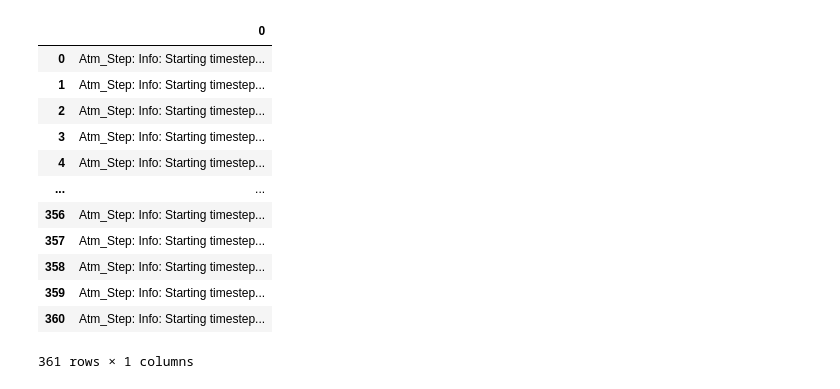
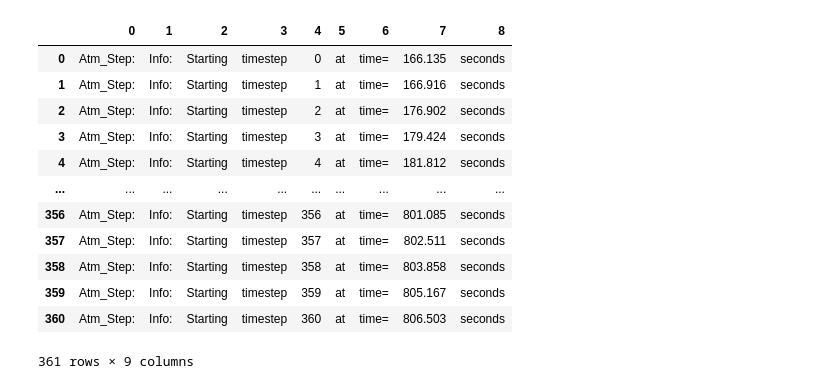
Before and after one commit to 21centuryweather/UM_configuration_tools, a Jupyter notebook: notebooks/Plot_timesteps_pe0.ipynb, the cells around one changed output. Cells and saved outputs as stored; diff of their text form; code cells hidden in the pictures.

```diff
--- a/notebooks/Plot_timesteps_pe0.ipynb
+++ b/notebooks/Plot_timesteps_pe0.ipynb
@@ -9,11 +10,15 @@ PE_DIR=Path('/g/data/gb02/pag548/sapphire_logs/1km_68_68/work/Flagship_ERA5to1km
 # %%
 pe0_file = PE_DIR / 'umnsa.fort6.pe0'
 # %%
-csv_buffer = io.StringIO()
-csv_lines = []
+csv_start = io.StringIO()
+csv_elapsed = io.StringIO()
+csv_start_lines = []
+csv_elapsed_lines = []
 
 with open(pe0_file, 'r') as fp:
     for index, line in enumerate(fp):
         if 'Atm_Step: Info: Starting' in line:
-            csv_lines.append(line)
+            csv_start_lines.append(f'{line}')
+        if 'Atm_Step: Info: timestep' in line:
+            csv_elapsed_lines.append(f'{line}')
 # %%
@@ -22,19 +30,19 @@ for line in csv_lines:
 # %%
-csv_buffer.seek(0)
-df = pd.read_csv(csv_buffer, header=None, sep='\t')
+csv_start.seek(0)
+df_start = pd.read_csv(csv_start, header=None,sep='\s+')
 # %%
-df
+df_start
 # %% [output]
-|  | 0 |
-| 0 | Atm_Step: Info: Starting timestep... |
-| 1 | Atm_Step: Info: Starting timestep... |
-| 2 | Atm_Step: Info: Starting timestep... |
-| 3 | Atm_Step: Info: Starting timestep... |
-| 4 | Atm_Step: Info: Starting timestep... |
-| ... | ... |
-| 356 | Atm_Step: Info: Starting timestep... |
-| 357 | Atm_Step: Info: Starting timestep... |
-| 358 | Atm_Step: Info: Starting timestep... |
-| 359 | Atm_Step: Info: Starting timestep... |
-| 360 | Atm_Step: Info: Starting timestep... |
+|  | 0 | 1 | 2 | 3 | 4 | 5 | 6 | 7 | 8 |
+| 0 | Atm_Step: | Info: | Starting | timestep | 0 | at | time= | 166.135 | seconds |
+| 1 | Atm_Step: | Info: | Starting | timestep | 1 | at | time= | 166.916 | seconds |
+| 2 | Atm_Step: | Info: | Starting | timestep | 2 | at | time= | 176.902 | seconds |
+| 3 | Atm_Step: | Info: | Starting | timestep | 3 | at | time= | 179.424 | seconds |
+| 4 | Atm_Step: | Info: | Starting | timestep | 4 | at | time= | 181.812 | seconds |
+| ... | ... | ... | ... | ... | ... | ... | ... | ... | ... |
+| 356 | Atm_Step: | Info: | Starting | timestep | 356 | at | time= | 801.085 | seconds |
+| 357 | Atm_Step: | Info: | Starting | timestep | 357 | at | time= | 802.511 | seconds |
+| 358 | Atm_Step: | Info: | Starting | timestep | 358 | at | time= | 803.858 | seconds |
+| 359 | Atm_Step: | Info: | Starting | timestep | 359 | at | time= | 805.167 | seconds |
+| 360 | Atm_Step: | Info: | Starting | timestep | 360 | at | time= | 806.503 | seconds |
-361 rows × 1 columns
+361 rows × 9 columns
```
Also changed, not shown: parts of 17 cells of this notebook, 4 other files.
